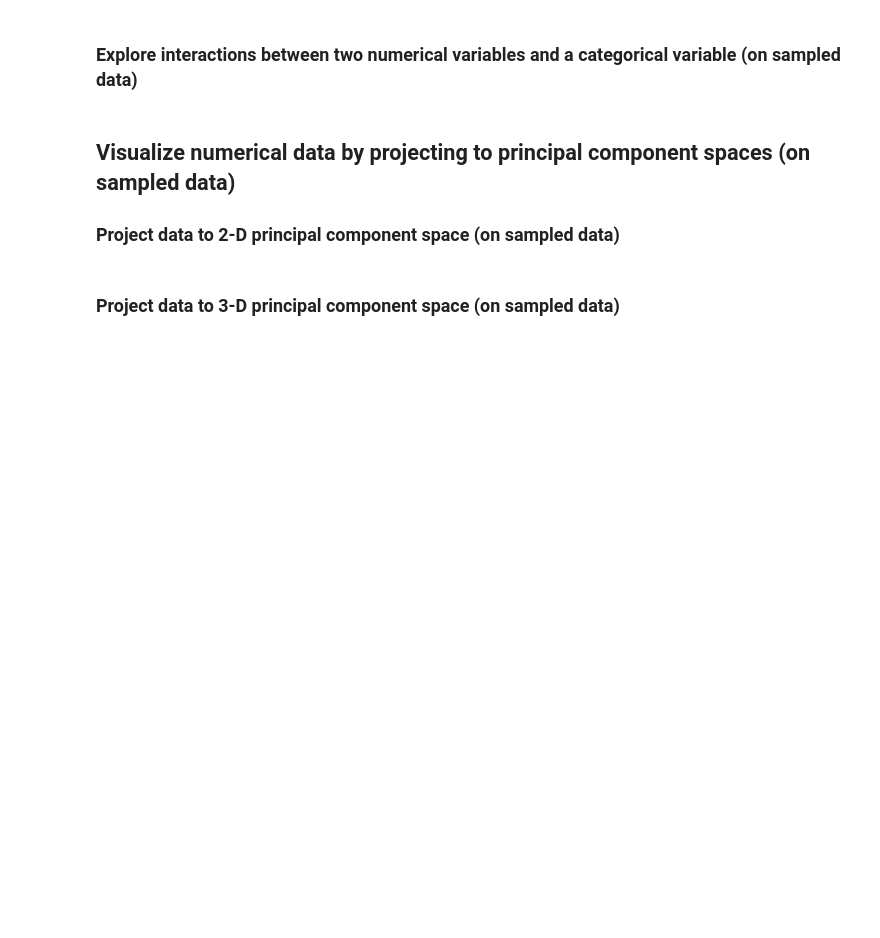
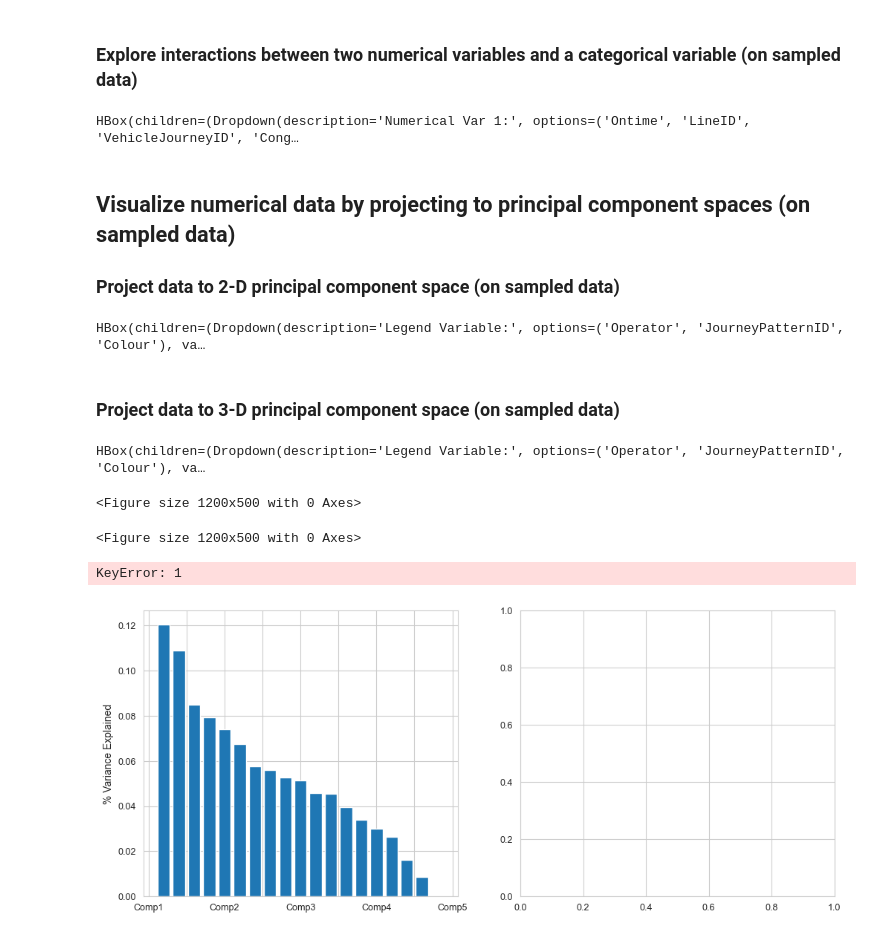
Before and after one commit to sba22230/CA_Template, a Jupyter notebook: Standalone_EDA.ipynb, the cells around one changed output. Cells and saved outputs as stored; diff of their text form; code cells hidden in the pictures; blank space fills up the shorter version.

```diff
--- a/Standalone_EDA.ipynb
+++ b/Standalone_EDA.ipynb
@@ -517,6 +460,11 @@ Sample_Size = 10000
 
 # this is used in various places in the code. Origianlly it was a yaml file. But for simplicity, I have converted it to a dictionary
 conf_dict =  {}
+try:
+    if not isinstance(df, pd.DataFrame):
+        df = pd.read_parquet('./Data/WeatherandBusData.parquet')
+except NameError:
+    df = pd.read_parquet('./Data/WeatherandBusData.parquet')
 
 # Making sure that we are not reading any extra column
 df = df[[each for each in df.columns if 'Unnamed' not in each]]
@@ -535,6 +483,9 @@ if 'CategoricalColumns' not in conf_dict:
 if 'NumericalColumns' not in conf_dict:
     conf_dict['NumericalColumns'] = list(df.select_dtypes(include=[np.number]).columns)
 
+# deal with the Target
+if 'Target' not in conf_dict:
+    conf_dict['Target'] = input("Please enter the name of the Target variable: ")
 # Exclude columns that we do not need
 if 'ColumnsToExclude' in conf_dict:
     conf_dict['CategoricalColumns'] = list(set(conf_dict['CategoricalColumns'])-set(conf_dict['ColumnsToExclude']))
@@ -550,3 +501,6 @@ for cat_var in conf_dict['CategoricalColumns']:
 sorted_x = sorted(temp_dict.items(), key=operator.itemgetter(0), reverse=True)
 conf_dict['CategoricalColumns'] = [x for (x,y) in sorted_x]
 ConfUtility.dict_to_htmllist(conf_dict,['Target','CategoricalColumns','NumericalColumns'])
+NumericalColumns = conf_dict['NumericalColumns']
+CategoricalColumns = conf_dict['CategoricalColumns']
+Target = conf_dict['Target']
@@ -815,7 +831,9 @@ w3 = widgets.Dropdown(
 i = interactive(InteractionAnalytics.nnc_relation, df=fixed(df),conf_dict=fixed(conf_dict), col1=w1, col2=w2, col3=w3)
 hbox = widgets.HBox(i.children)
 display(hbox)
-hbox.on_displayed(InteractionAnalytics.nnc_relation(df, conf_dict, col1=w1.value,col2=w2.value, col3=w3.value))
+#hbox.on_displayed(InteractionAnalytics.nnc_relation(df, conf_dict, col1=w1.value,col2=w2.value, col3=w3.value))
+# %% [output]
+HBox(children=(Dropdown(description='Numerical Var 1:', options=('Ontime', 'LineID', 'VehicleJourneyID', 'Cong…
 # %% [markdown]
 ## <a name="pca"></a>Visualize numerical data by projecting to principal component spaces (on sampled data)
 
@@ -850,7 +868,9 @@ if  num_numeric > 3:
     i = interactive(InteractionAnalytics.numerical_pca, df=fixed(df),conf_dict=fixed(conf_dict), col1=w1, col2=w2, col3=w3)
     hbox = widgets.HBox(i.children[:3])
     display(hbox)
-    hbox.on_displayed(InteractionAnalytics.numerical_pca(df, conf_dict=conf_dict, col1=w1.value, col2=w2.value, col3=w3.value))
+    #hbox.on_displayed(InteractionAnalytics.numerical_pca(df, conf_dict=conf_dict, col1=w1.value, col2=w2.value, col3=w3.value))
+# %% [output]
+HBox(children=(Dropdown(description='Legend Variable:', options=('Operator', 'JourneyPatternID', 'Colour'), va…
 # %% [markdown]
 ### Project data to 3-D principal component space (on sampled data)
 # %%
@@ -870,4 +890,57 @@ if len(conf_dict['NumericalColumns']) > 3:
     i = interactive(InteractionAnalytics.pca_3d, df=fixed(df), conf_dict=fixed(conf_dict),col1=w1, col2=w2, col3=fixed(w3))
     hbox=widgets.HBox(i.children[:2])
     display(hbox)
-    hbox.on_displayed(InteractionAnalytics.pca_3d(df,conf_dict,col1=w1.value,col2=w2.value))
+    #hbox.on_displayed(InteractionAnalytics.pca_3d(df,conf_dict,col1=w1.value,col2=w2.value))
+# %% [output]
+HBox(children=(Dropdown(description='Legend Variable:', options=('Operator', 'JourneyPatternID', 'Colour'), va…
+<Figure size 1200x500 with 0 Axes>
+<Figure size 1200x500 with 0 Axes>
+# %%
+from sklearn.decomposition import PCA
+from sklearn.preprocessing import StandardScaler
+num_numeric = len(NumericalColumns)
+num_pca = num_numeric
+xticklabels = ['']
+for i in range(1,num_pca+1):
+    xticklabels+=['Comp'+str(i)]
+    xticklabels+=['']
+df2 = df[NumericalColumns]
+X = StandardScaler().fit_transform(df2.values)
+pca = PCA(n_components=num_pca)
+pca.fit(X)
+fig, (ax1,ax2) = plt.subplots(1, 2)
+ax1.bar(np.arange(1,(num_numeric+1),1),pca.explained_variance_ratio_ )
+ax1.set_ylabel('% Variance Explained')
+ax1.set_xticklabels(xticklabels)
+x_pca_index = int(1) - 1
+y_pca_index = int(2) - 1
+Y_pca = pd.DataFrame(pca.fit_transform(X))
+Y_pca_labels = []
+for i in range(1,num_pca+1):
+    Y_pca_labels.append('PC'+str(i))
+Y_pca.columns = Y_pca_labels
+Y_pca[1] = df[1]
+colors_dict = {}
+colors_list = ['r', 'y', 'c', 'y', 'k']
+j = 0
+for i in np.unique(df[1]):
+    colors_dict[i] = colors_list[j]
+    j += 1
+    if j == len(colors_list):
+        j = 0
+colordf = pd.DataFrame.from_dict(colors_dict, orient='index').reset_index()
+colordf.columns = [1, 'color']
+merged_df = pd.merge(colordf,Y_pca)
+grouped_df = merged_df.groupby(1)
+for name, group in grouped_df:
+    ax2.scatter(
+        group[Y_pca.columns[x_pca_index]], group[Y_pca.columns[y_pca_index]],label=name,
+        c=group['color'],
+        marker='o',
+        s=6)
+ax2.set_xlabel(Y_pca.columns[x_pca_index])
+ax2.set_ylabel(Y_pca.columns[y_pca_index])
+ax2.legend(title=1, fontsize=14)
+# %% [output]
+KeyError: 1
+[figure, added]
```
Also changed, not shown: parts of 19 cells of this notebook, 3 other files.
